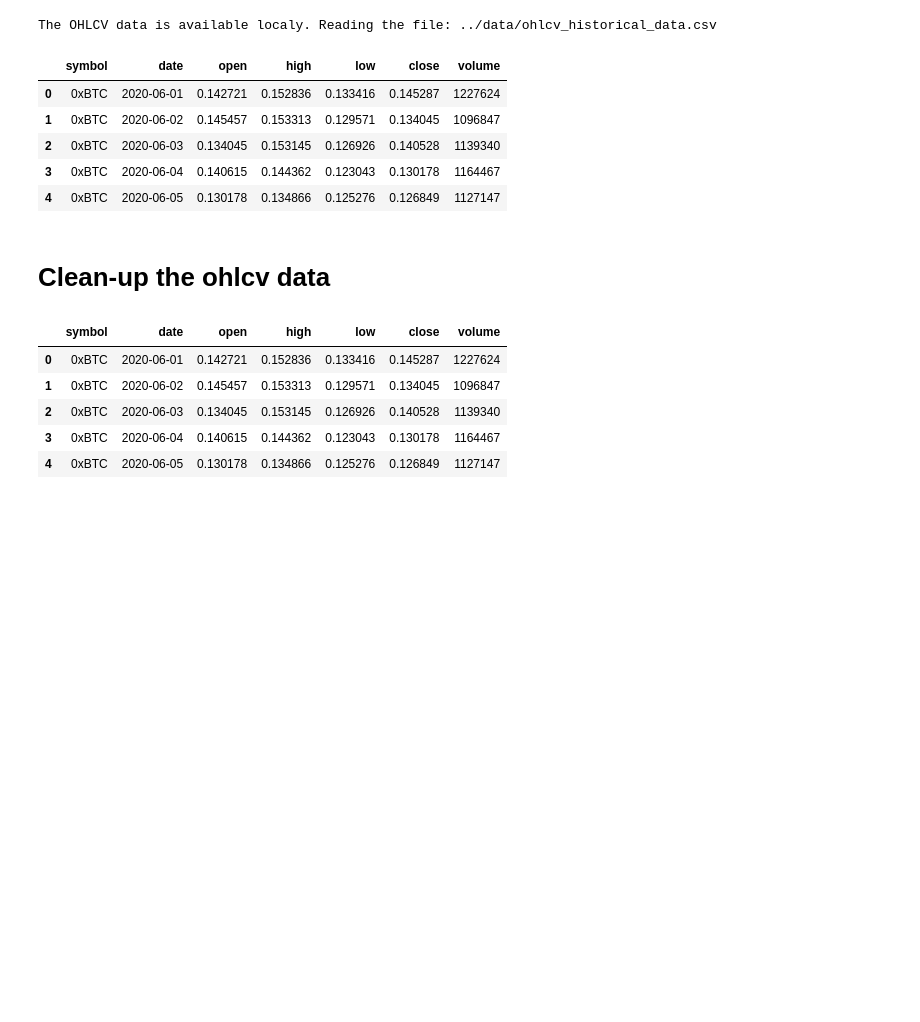
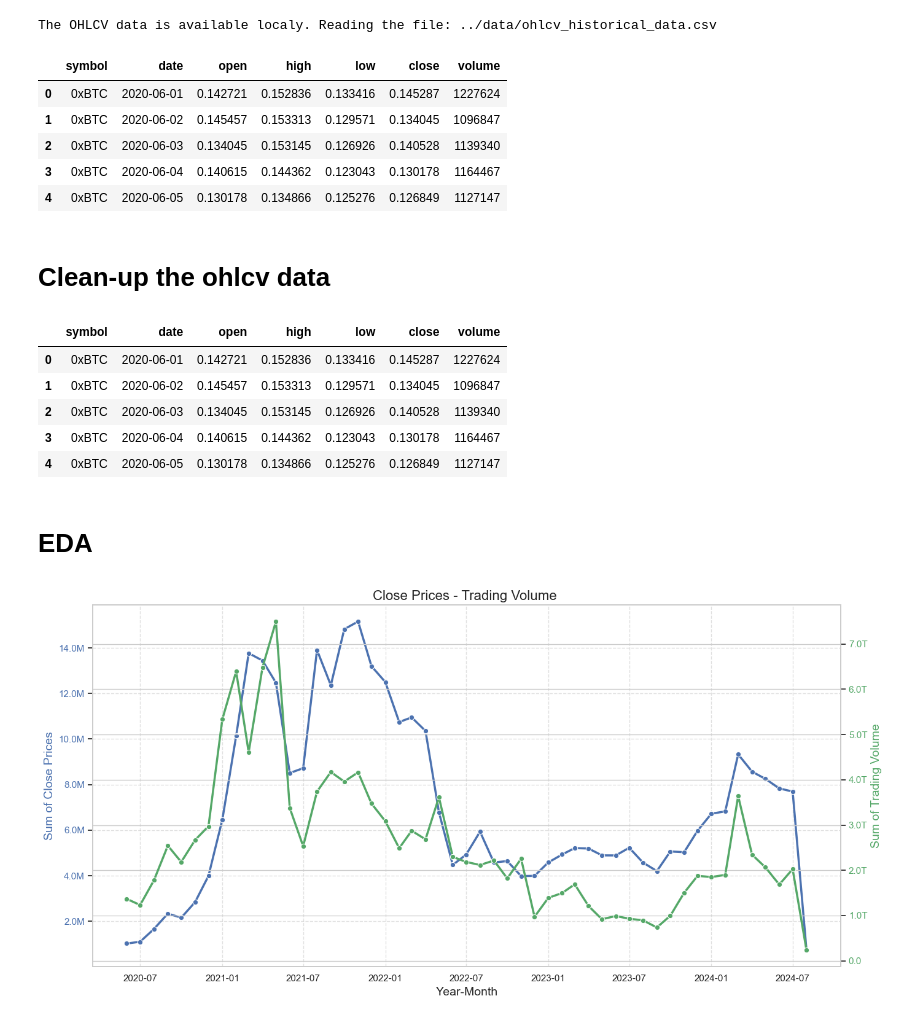
Before and after one commit to LoznianuAnamaria/challenges, a Jupyter notebook: Crypto Factor Modeling/notebooks/2.0 ohlcv_data.ipynb, the cells around one changed output. Cells and saved outputs as stored; diff of their text form; code cells hidden in the pictures; blank space fills up the shorter version.

```diff
--- a/Crypto Factor Modeling/notebooks/2.0 ohlcv_data.ipynb
+++ b/Crypto Factor Modeling/notebooks/2.0 ohlcv_data.ipynb
@@ -124,6 +146,59 @@ olhcv_cleaned_data.head()
 | 2 | 0xBTC | 2020-06-03 | 0.134045 | 0.153145 | 0.126926 | 0.140528 | 1139340 |
 | 3 | 0xBTC | 2020-06-04 | 0.140615 | 0.144362 | 0.123043 | 0.130178 | 1164467 |
 | 4 | 0xBTC | 2020-06-05 | 0.130178 | 0.134866 | 0.125276 | 0.126849 | 1127147 |
+# %% [markdown]
+# EDA
+# %%
+# Load the data
+data = pd.read_csv(OHLCV_FILE_PATH)
+
+# Convert the 'date' column to datetime format
+data['date'] = pd.to_datetime(data['date'])
+
+# Extract the year and month from the 'date' column
+data['year_month'] = data['date'].dt.to_period('M')
+
+# Group by the 'year_month' and sum the 'close' prices and 'volume'
+monthly_data_sum = data.groupby('year_month').agg({
+    'close': 'sum',
+    'volume': 'sum'
+}).reset_index()
+
+# Convert 'year_month' back to datetime for plotting
+monthly_data_sum['year_month'] = monthly_data_sum['year_month'].dt.to_timestamp()
+
+# Set up the plot style and size
+sns.set(style="whitegrid")
+fig, ax1 = plt.subplots(figsize=(14, 7))
+
+# Plotting the close prices on the left y-axis
+sns.lineplot(x='year_month', y='close', data=monthly_data_sum, marker='o', color='b', linewidth=2.5, ax=ax1)
+ax1.set_xlabel('Year-Month', fontsize=14)
+ax1.set_ylabel('Sum of Close Prices', fontsize=14, color='b')
+ax1.tick_params(axis='y', labelcolor='b')
+ax1.yaxis.set_major_formatter(FuncFormatter(human_readable_format))  # Apply the formatter
+
+# Creating a second y-axis for the trading volume
+ax2 = ax1.twinx()
+sns.lineplot(x='year_month', y='volume', data=monthly_data_sum, marker='o', color='g', linewidth=2.5, ax=ax2)
+ax2.set_ylabel('Sum of Trading Volume', fontsize=14, color='g')
+ax2.tick_params(axis='y', labelcolor='g')
+ax2.yaxis.set_major_formatter(FuncFormatter(human_readable_format))  # Apply the formatter
+
+# Adding titles and improving the x-axis labels
+plt.title('Close Prices - Trading Volume ', fontsize=16)
+plt.xticks(rotation=45)
+
+# Add a grid for better readability
+ax1.grid(True, linestyle='--', alpha=0.6)
+
+# Adjust layout for better display
+plt.tight_layout()
+
+# Show the plot
+plt.show()
+# %% [output]
+[figure, added]
 # %%
 def perform_eda(df, symbol):
     df_symbol = df[df['symbol'] == symbol]
```
Also changed, not shown: parts of 4 cells of this notebook, 2 other files.
